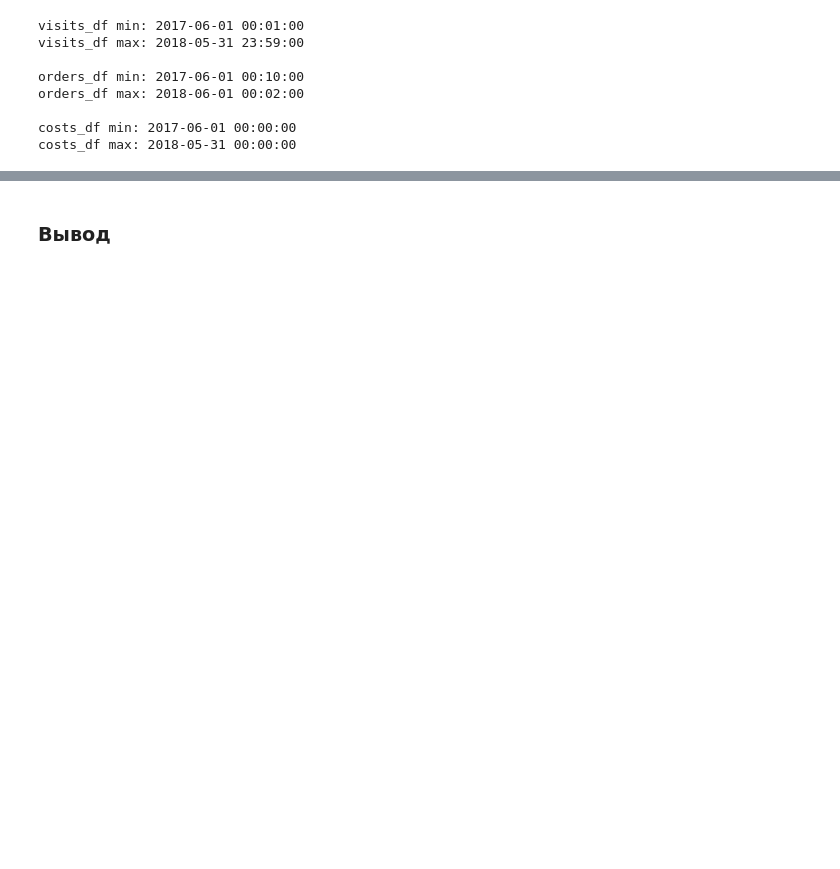
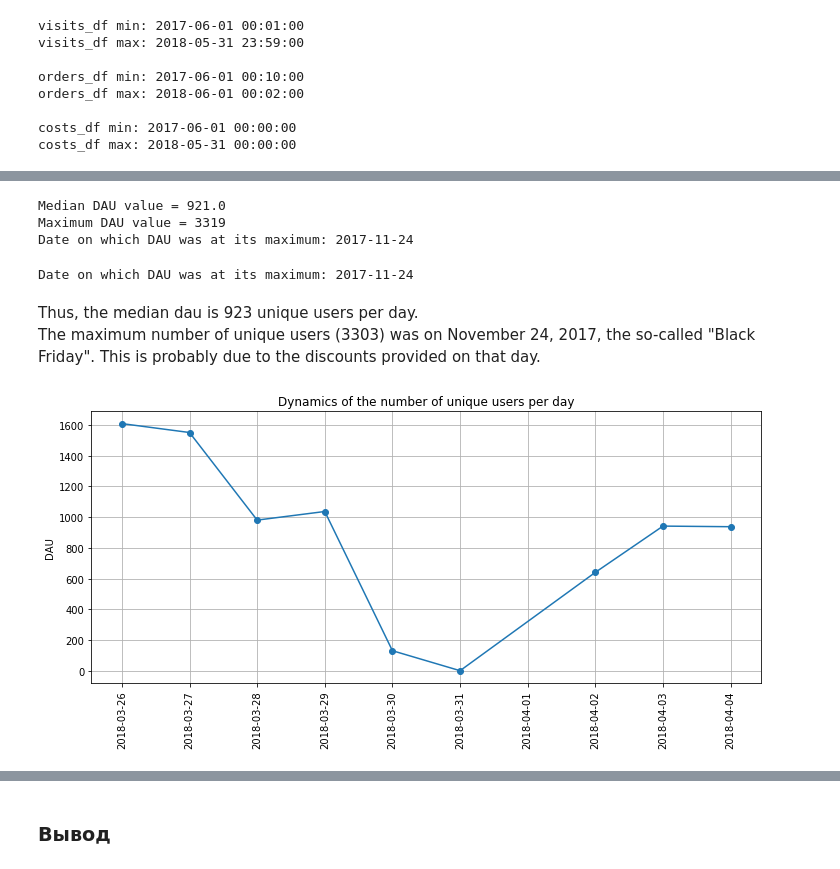
Before and after one commit to dmitryakushev/yandex-praktikum-projects_EN, a Jupyter notebook: marketing_expenses_optimisation_Ya-afisha/marketing_expenses_optimisation_Ya-afisha.ipynb, the cells around one changed output, grey strips where cells are left out. Saved outputs shown, nothing was run; the diff lists cells and outputs as text; code cells hidden in the pictures; blank space fills up the shorter version.

```diff
--- a/marketing_expenses_optimisation_Ya-afisha/marketing_expenses_optimisation_Ya-afisha.ipynb
+++ b/marketing_expenses_optimisation_Ya-afisha/marketing_expenses_optimisation_Ya-afisha.ipynb
@@ -224,0 +273,39 @@ for df in dfs:
+# %%
+# Let's calculate median value for DAU
+dau_median = dau['n_uid'].median()
+print("Median DAU value = " + str(dau_median))
+
+# Since it is difficult to determine from the graph on which day the peak value of DAU was observed,
+# let's calculate on which day it was the maximum
+dau_max = dau['n_uid'].max()
+dau_max_date = dau[dau['n_uid'] == dau_max]['session_date']
+print("Maximum DAU value = " + str(dau_max))
+print('Date on which DAU was at its maximum: ' + dau_max_date.to_string(index=False))
+# %% [output]
+Median DAU value = 921.0
+Maximum DAU value = 3319
+Date on which DAU was at its maximum: 2017-11-24
+# %%
+print(f"Date on which DAU was at its maximum: {dau.set_index('session_date').idxmax().dt.strftime('%Y-%m-%d')[0]}")
+# %% [output]
+Date on which DAU was at its maximum: 2017-11-24
+# %% [markdown]
+Thus, the median dau is 923 unique users per day.
+The maximum number of unique users (3303) was on November 24, 2017, the so-called "Black Friday". This is probably due to the discounts provided on that day.
+# %%
+# Next let's investigate period of minimum DAU in more detail.
+# Let's display DAU values as dots to see if data for each day is present.
+fig, ax = plt.subplots(figsize = (12, 5))
+ax.plot('session_date', 'n_uid', 'o', linestyle='-', \
+        data=dau[(dau['session_date'] > pd.Timestamp('2018-03-25 00:00')) & \
+                  (dau['session_date'] < pd.Timestamp('2018-04-05 00:00'))])
+# Зададим формат для xticks в виде месяц-день
+ax.xaxis.set_major_locator(mdates.DayLocator())
+ax.xaxis.set_major_formatter(mdates.DateFormatter('%Y-%m-%d'))
+plt.xticks(rotation = 90)
+plt.title('Dynamics of the number of unique users per day')
+plt.ylabel('DAU')
+plt.grid()
+plt.show()
+# %% [output]
+[figure, added]
```
Also changed, not shown: parts of 235 cells of this notebook, 1 other file.
